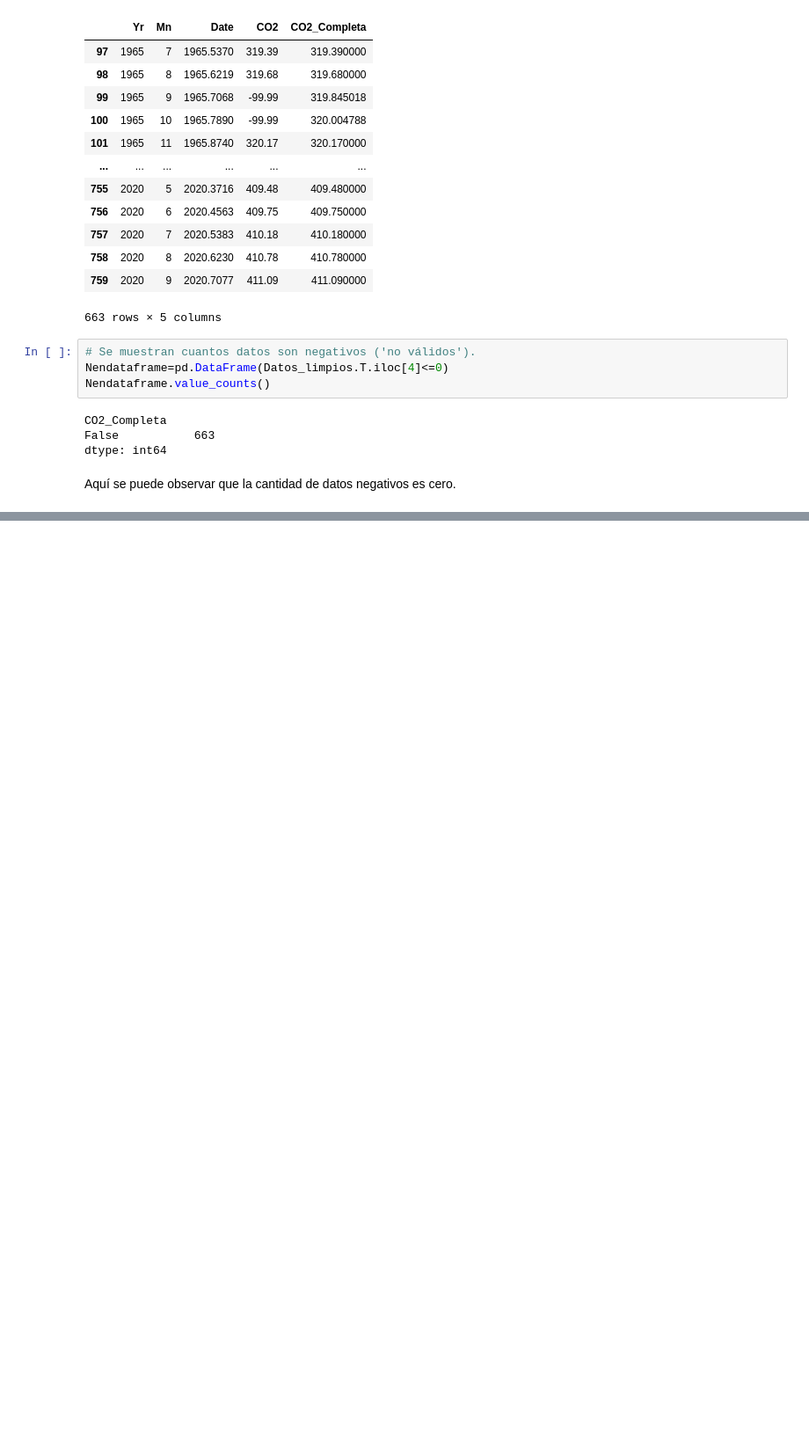
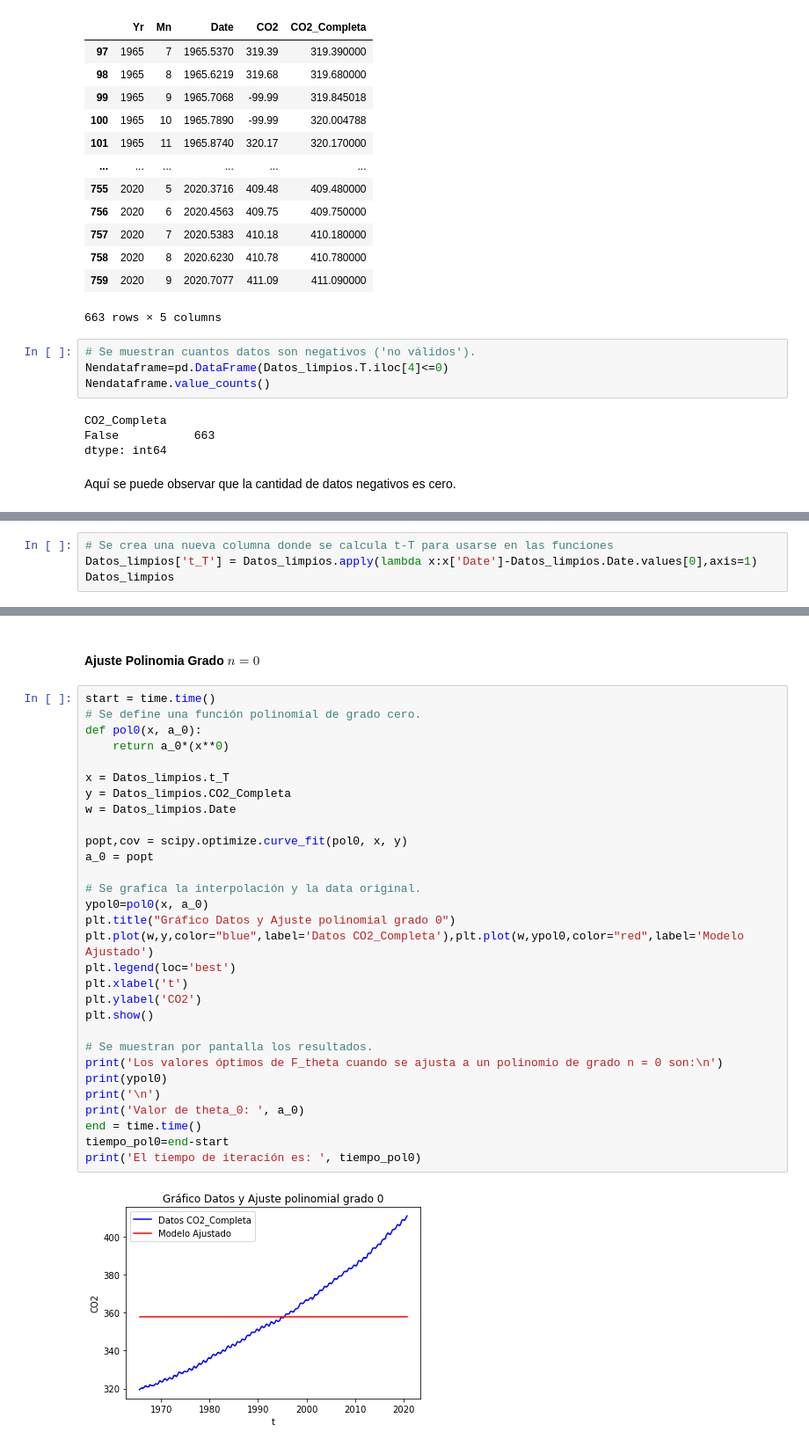
Before and after one commit to creyesmiro/Grupo3, a Jupyter notebook: Control_de_versiones.ipynb, the cells around one changed output, grey strips where cells are left out. Shown: that part at 88% size. Drawn from its saved outputs; the diff is of its cells as text; blank space fills up the shorter version.

```diff
--- a/Control_de_versiones.ipynb
+++ b/Control_de_versiones.ipynb
@@ -323,0 +348,4 @@ Aquí se puede observar que la cantidad de datos negativos es cero.
+# %%
+# Se crea una nueva columna donde se calcula t-T para usarse en las funciones
+Datos_limpios['t_T'] = Datos_limpios.apply(lambda x:x['Date']-Datos_limpios.Date.values[0],axis=1)
+Datos_limpios
@@ -323,0 +371,34 @@ Aquí se puede observar que la cantidad de datos negativos es cero.
+# %% [markdown]
+#### Ajuste Polinomia Grado $n=0$
+# %%
+start = time.time()
+# Se define una función polinomial de grado cero.
+def pol0(x, a_0):
+    return a_0*(x**0)
+
+x = Datos_limpios.t_T
+y = Datos_limpios.CO2_Completa
+w = Datos_limpios.Date
+
+popt,cov = scipy.optimize.curve_fit(pol0, x, y)
+a_0 = popt
+
+# Se grafica la interpolación y la data original.
+ypol0=pol0(x, a_0)
+plt.title("Gráfico Datos y Ajuste polinomial grado 0")
+plt.plot(w,y,color="blue",label='Datos CO2_Completa'),plt.plot(w,ypol0,color="red",label='Modelo Ajustado')
+plt.legend(loc='best')
+plt.xlabel('t')
+plt.ylabel('CO2')
+plt.show()
+
+# Se muestran por pantalla los resultados.
+print('Los valores óptimos de F_theta cuando se ajusta a un polinomio de grado n = 0 son:\n')
+print(ypol0)
+print('\n')
+print('Valor de theta_0: ', a_0)
+end = time.time()
+tiempo_pol0=end-start
+print('El tiempo de iteración es: ', tiempo_pol0)
+# %% [output]
+[figure, added]
```
Also changed, not shown: parts of 17 cells of this notebook.
